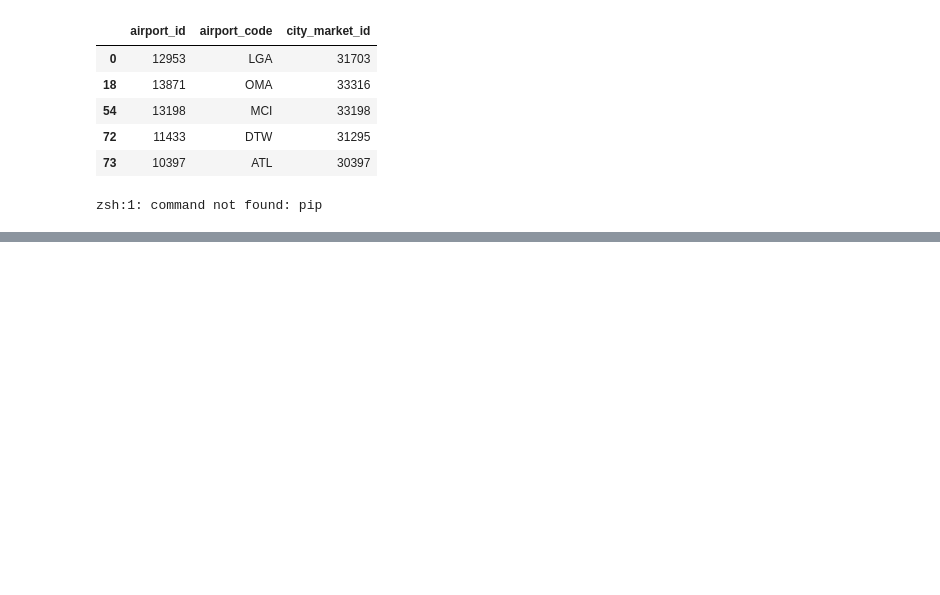
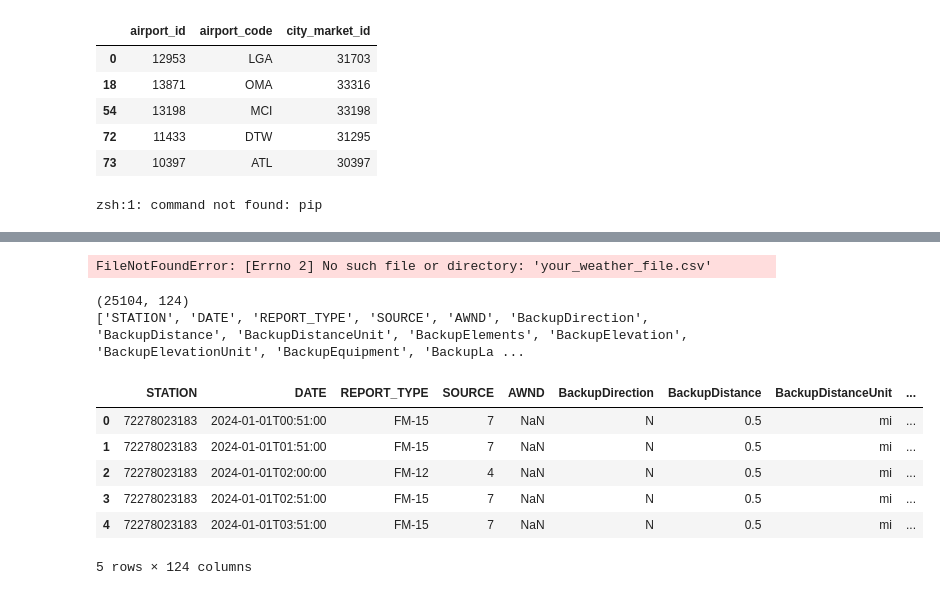
Before and after one commit to rohan-kumarm/flight-delay-predictor, a Jupyter notebook: Untitled.ipynb, the cells around one changed output, grey strips where cells are left out. Cells and saved outputs as stored; diff of their text form; code cells hidden in the pictures; blank space fills up the shorter version.

Commit message:
Load NOAA daily weather data for top 20 airports into Postgres

```diff
--- a/Untitled.ipynb
+++ b/Untitled.ipynb
@@ -115,0 +112,22 @@ Done loading
+# %%
+weather_df = pd.read_csv("your_weather_file.csv")
+print(weather_df.shape)
+print(weather_df.columns.tolist())
+weather_df.head()
+# %% [output]
+FileNotFoundError: [Errno 2] No such file or directory: 'your_weather_file.csv'
+# %%
+weather_df = pd.read_csv("4387983.csv")
+print(weather_df.shape)
+print(weather_df.columns.tolist())
+weather_df.head()
+# %% [output]
+(25104, 124)
+['STATION', 'DATE', 'REPORT_TYPE', 'SOURCE', 'AWND', 'BackupDirection', 'BackupDistance', 'BackupDistanceUnit', 'BackupElements', 'BackupElevation', 'BackupElevationUnit', 'BackupEquipment', 'BackupLa ...
+|  | STATION | DATE | REPORT_TYPE | SOURCE | AWND | BackupDirection | BackupDistance | BackupDistanceUnit | ... |
+| 0 | 72278023183 | 2024-01-01T00:51:00 | FM-15 | 7 | NaN | N | 0.5 | mi | ... |
+| 1 | 72278023183 | 2024-01-01T01:51:00 | FM-15 | 7 | NaN | N | 0.5 | mi | ... |
+| 2 | 72278023183 | 2024-01-01T02:00:00 | FM-12 | 4 | NaN | N | 0.5 | mi | ... |
+| 3 | 72278023183 | 2024-01-01T02:51:00 | FM-15 | 7 | NaN | N | 0.5 | mi | ... |
+| 4 | 72278023183 | 2024-01-01T03:51:00 | FM-15 | 7 | NaN | N | 0.5 | mi | ... |
+5 rows × 124 columns
```
Also changed, not shown: parts of 2 cells of this notebook.
